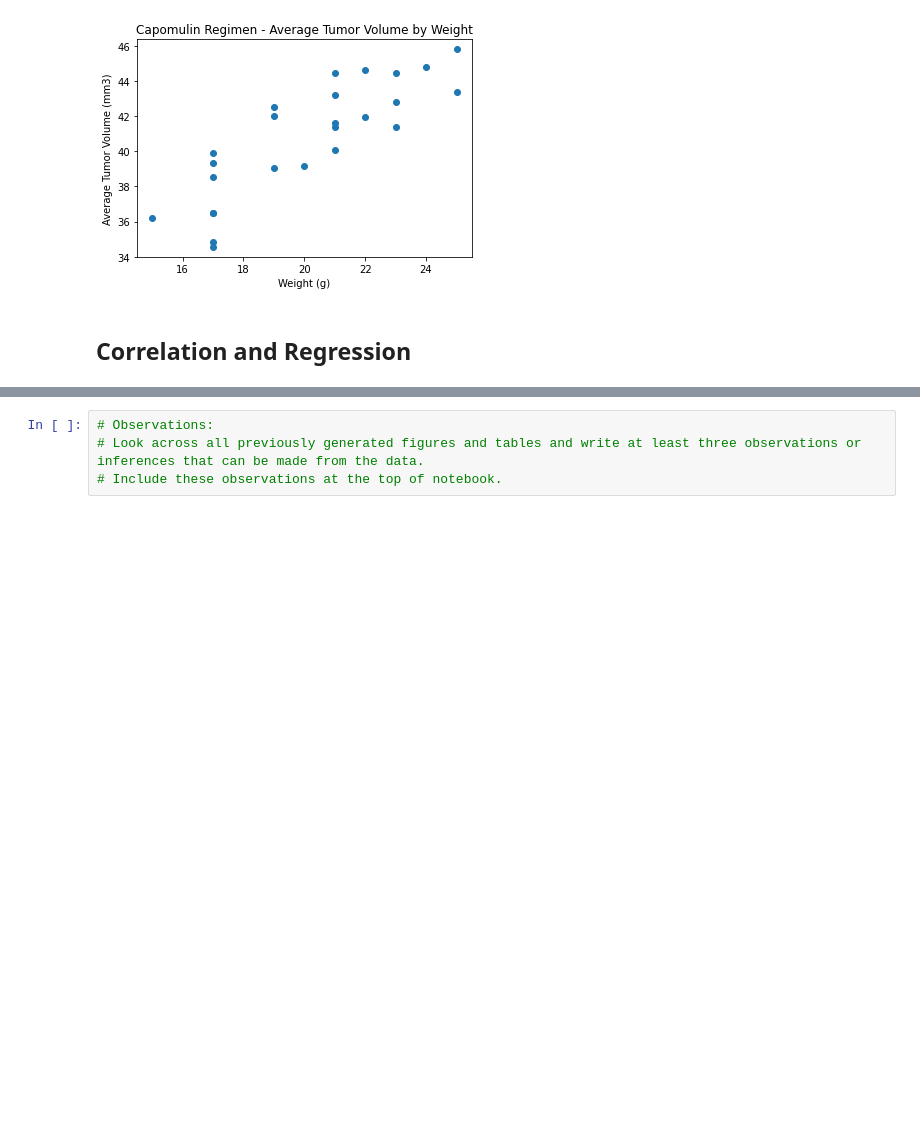
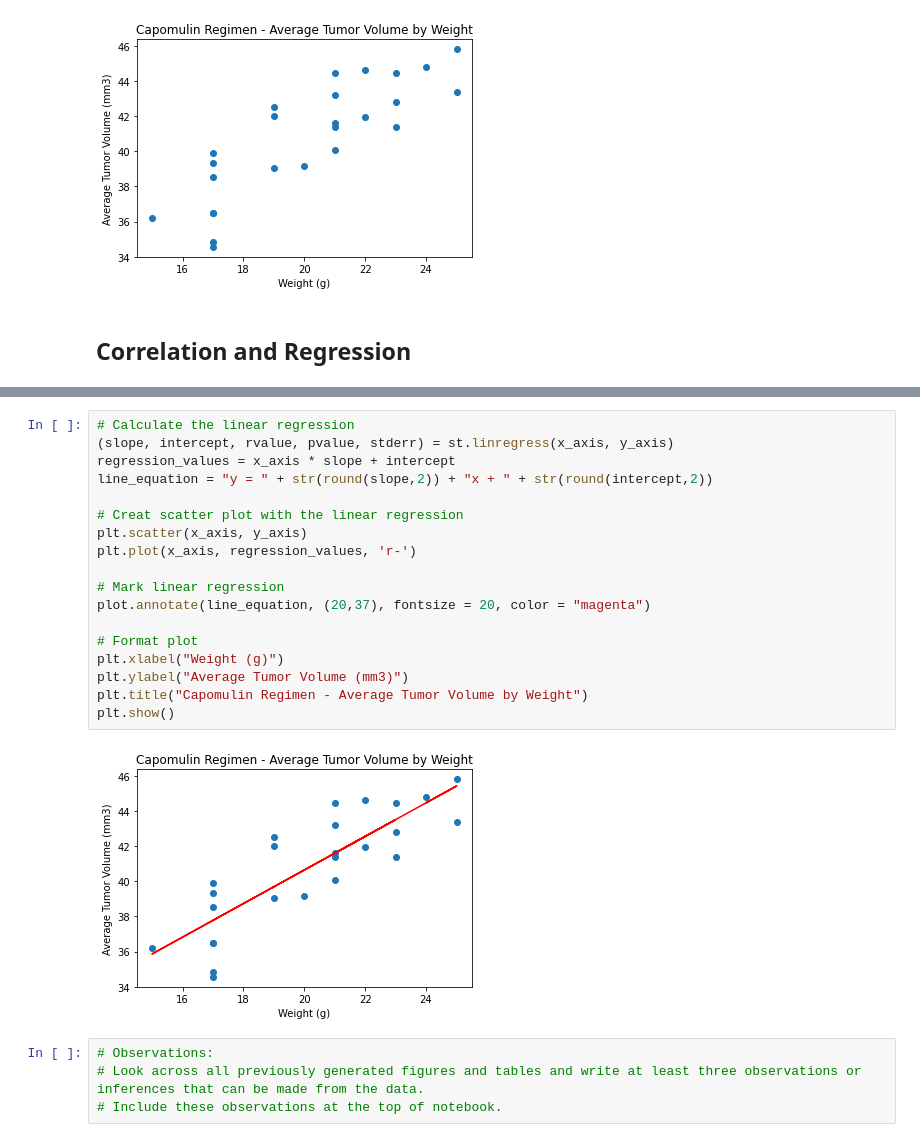
Before and after one commit to V-Villagomez/Matplotlib_Challenge, a Jupyter notebook: Pymaceuticals/pymaceuticals_starter.ipynb, the cells around one changed output, grey strips where cells are left out. Drawn from its saved outputs; the diff is of its cells as text; blank space fills up the shorter version.

Commit message:
update file to include correlation and regression

```diff
--- a/Pymaceuticals/pymaceuticals_starter.ipynb
+++ b/Pymaceuticals/pymaceuticals_starter.ipynb
@@ -386,3 +394,23 @@ plt.show()
+# %%
+# Calculate the linear regression
+(slope, intercept, rvalue, pvalue, stderr) = st.linregress(x_axis, y_axis)
+regression_values = x_axis * slope + intercept
+line_equation = "y = " + str(round(slope,2)) + "x + " + str(round(intercept,2))
+
+# Creat scatter plot with the linear regression
+plt.scatter(x_axis, y_axis)
+plt.plot(x_axis, regression_values, 'r-')
+
+# Mark linear regression
+plot.annotate(line_equation, (20,37), fontsize = 20, color = "magenta")
+
+# Format plot
+plt.xlabel("Weight (g)")
+plt.ylabel("Average Tumor Volume (mm3)")
+plt.title("Capomulin Regimen - Average Tumor Volume by Weight")
+plt.show()
+# %% [output]
+[figure, added]
 # %%
 # Observations:
 # Look across all previously generated figures and tables and write at least three observations or inferences that can be made from the data.
```
Also changed, not shown: parts of 1 cell of this notebook.
